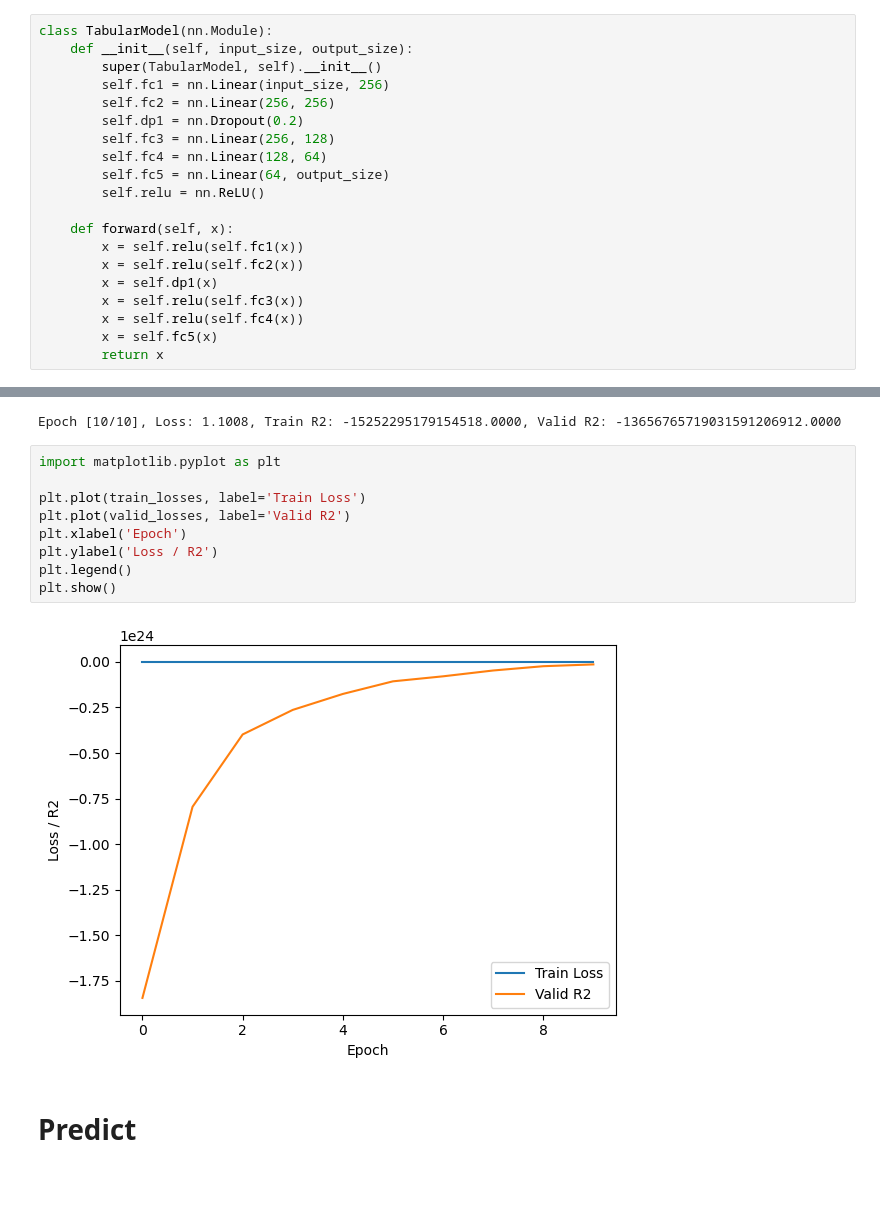
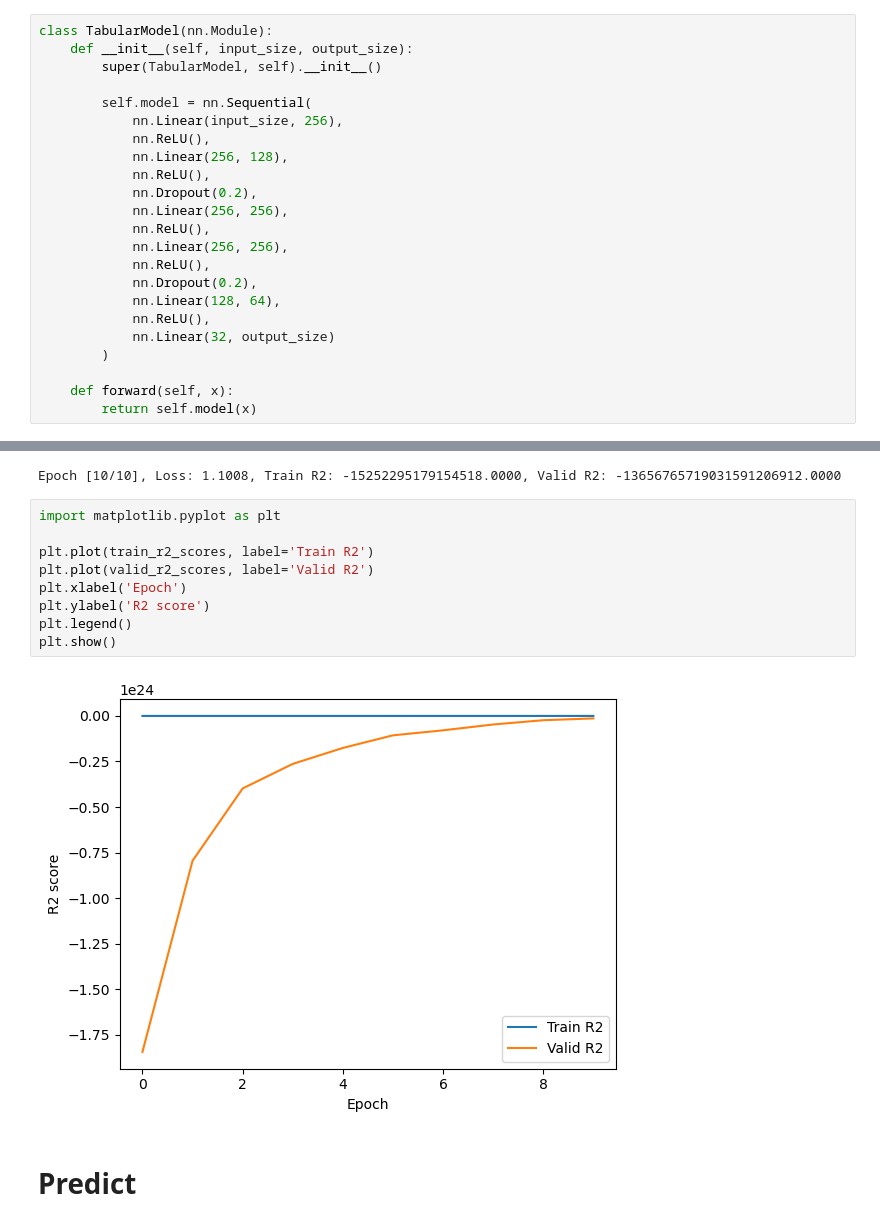
Before and after one commit to szethh/leap, a Jupyter notebook: eda.ipynb, the cells around one changed output, grey strips where cells are left out. Saved outputs shown, nothing was run; the diff lists cells and outputs as text; blank space fills up the shorter version.

Commit message:
change model

```diff
--- a/eda.ipynb
+++ b/eda.ipynb
@@ -44,22 +44,25 @@ from sklearn.metrics import r2_score
 class TabularModel(nn.Module):
     def __init__(self, input_size, output_size):
         super(TabularModel, self).__init__()
-        self.fc1 = nn.Linear(input_size, 256)
-        self.fc2 = nn.Linear(256, 256)
-        self.dp1 = nn.Dropout(0.2)
-        self.fc3 = nn.Linear(256, 128)
-        self.fc4 = nn.Linear(128, 64)
-        self.fc5 = nn.Linear(64, output_size)
-        self.relu = nn.ReLU()
+
+        self.model = nn.Sequential(
+            nn.Linear(input_size, 256),
+            nn.ReLU(),
+            nn.Linear(256, 128),
+            nn.ReLU(),
+            nn.Dropout(0.2),
+            nn.Linear(256, 256),
+            nn.ReLU(),
+            nn.Linear(256, 256),
+            nn.ReLU(),
+            nn.Dropout(0.2),
+            nn.Linear(128, 64),
+            nn.ReLU(),
+            nn.Linear(32, output_size)
+        )
 
     def forward(self, x):
-        x = self.relu(self.fc1(x))
-        x = self.relu(self.fc2(x))
-        x = self.dp1(x)
-        x = self.relu(self.fc3(x))
-        x = self.relu(self.fc4(x))
-        x = self.fc5(x)
-        return x
+        return self.model(x)
 # %% [markdown]
 ## Data processing
 # %%
@@ -161,14 +164,14 @@ Epoch [10/10], Loss: 1.1008, Train R2: -15252295179154518.0000, Valid R2: -13656
 # %%
 import matplotlib.pyplot as plt
 
-plt.plot(train_losses, label='Train Loss')
-plt.plot(valid_losses, label='Valid R2')
+plt.plot(train_r2_scores, label='Train R2')
+plt.plot(valid_r2_scores, label='Valid R2')
 plt.xlabel('Epoch')
-plt.ylabel('Loss / R2')
+plt.ylabel('R2 score')
 plt.legend()
 plt.show()
 # %% [output]
-[figure, old version]
+[figure, new version]
 # %% [markdown]
 # Predict
 # %%
```
